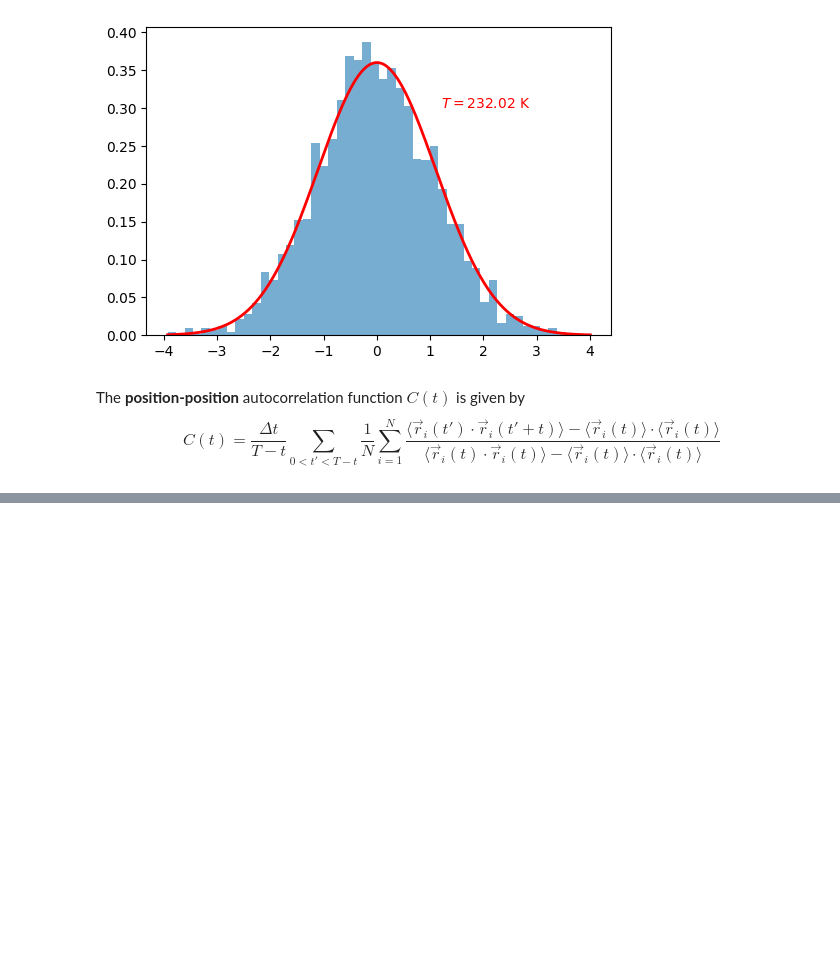
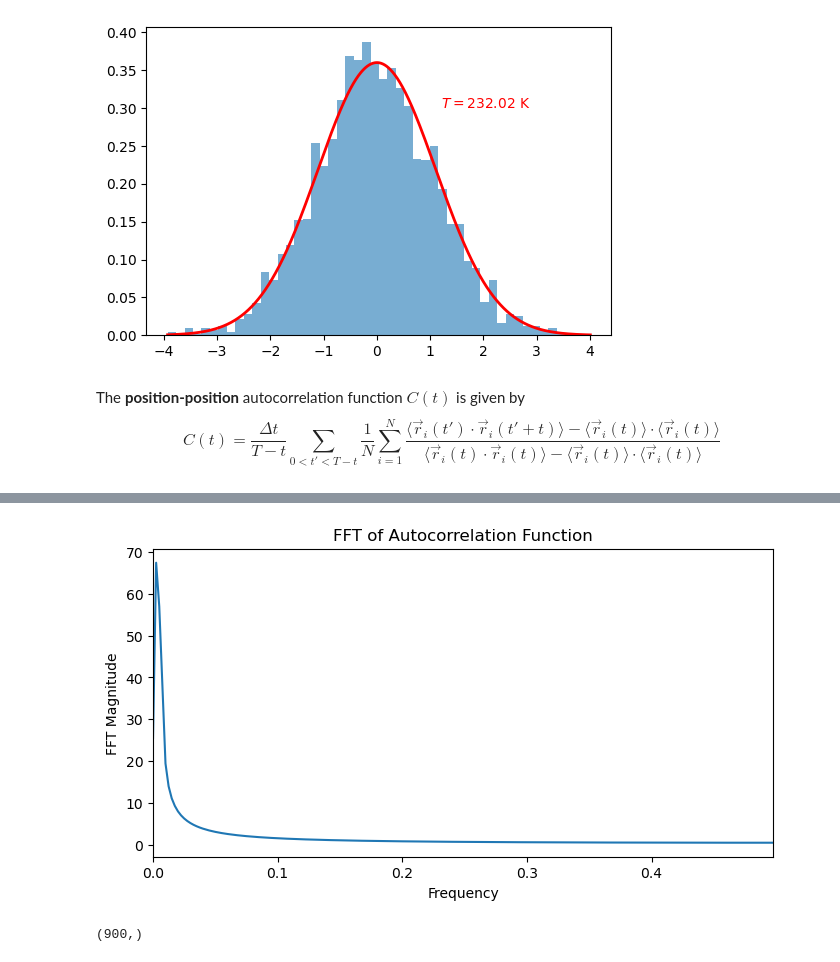
Before and after one commit to JanBulling/CompPhys-Final-Project, a Jupyter notebook: Molecular Dynamics/molecular_dynamics.ipynb, the cells around one changed output, grey strips where cells are left out. Saved outputs shown, nothing was run; the diff lists cells and outputs as text; code cells hidden in the pictures; blank space fills up the shorter version.

```diff
--- a/Molecular Dynamics/molecular_dynamics.ipynb
+++ b/Molecular Dynamics/molecular_dynamics.ipynb
@@ -538,0 +582,33 @@ def position_autocorrelation(r):
+# %%
+def compute_fft(autocorrelation, timestep=1.0):
+    """
+    Compute the FFT of the autocorrelation function.
+
+    Parameters:
+    autocorrelation (numpy.ndarray): Autocorrelation values.
+    timestep (float): Time interval between trajectory steps (default is 1.0).
+
+    Returns:
+    freqs (numpy.ndarray): Frequency values.
+    fft_values (numpy.ndarray): FFT of the autocorrelation.
+    """
+    num_points = len(autocorrelation)
+    fft_values = np.fft.fft(autocorrelation)  # Compute FFT
+    freqs = np.fft.fftfreq(num_points, d=timestep)  # Compute frequency values
+
+    return freqs[:num_points // 2], np.abs(fft_values[:num_points // 2])  # Return positive frequencies
+
+# Example usage:
+ct = compute_autocorrelation(trajectories)
+freqs, fft_values = compute_fft(ct)
+
+# Plot the FFT
+plt.figure(figsize=(8, 4))
+plt.plot(freqs, fft_values)
+plt.xlabel("Frequency")
+plt.ylabel("FFT Magnitude")
+plt.title("FFT of Autocorrelation Function")
+plt.xlim(0, max(freqs))  # Show only positive frequencies
+plt.show()
+# %% [output]
+[figure, added]
@@ -538,0 +633,4 @@ def position_autocorrelation(r):
+# %%
+np.mean(np.sum(trajectories*trajectories,axis=2),axis=0).shape
+# %% [output]
+(900,)
```
Also changed, not shown: parts of 8 cells of this notebook.
